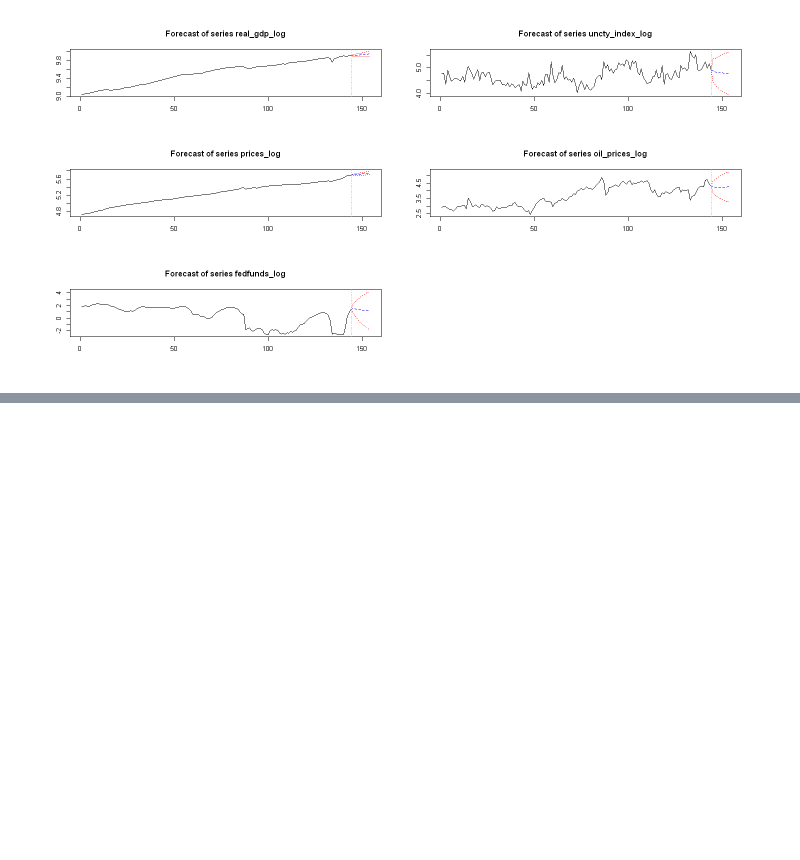
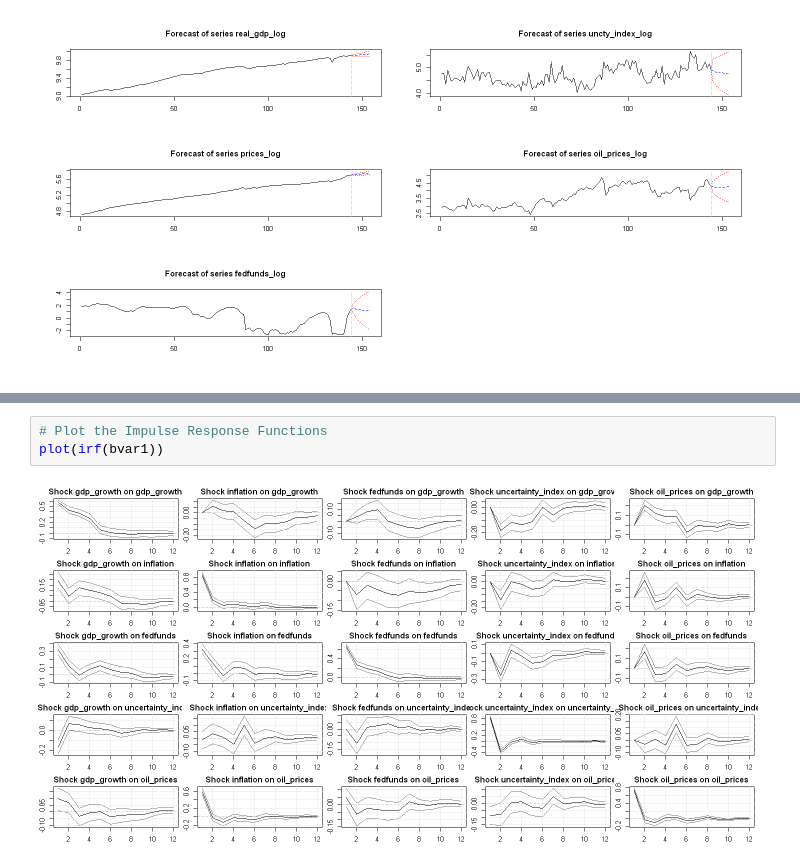
Before and after one commit to PetrCala/macro_tools_term_paper, a Jupyter notebook: code/cala_termpaper_main.ipynb, the cells around one changed output, grey strips where cells are left out. Cells and saved outputs as stored; diff of their text form; blank space fills up the shorter version.

```diff
--- a/code/cala_termpaper_main.ipynb
+++ b/code/cala_termpaper_main.ipynb
@@ -1043,0 +1087,5 @@ All in all, we could say that this model brings to the table more robust results
+# %%
+# Plot the Impulse Response Functions
+plot(irf(bvar1))
+# %% [output]
+[figure, added]
```
Also changed, not shown: parts of 7 cells of this notebook.
